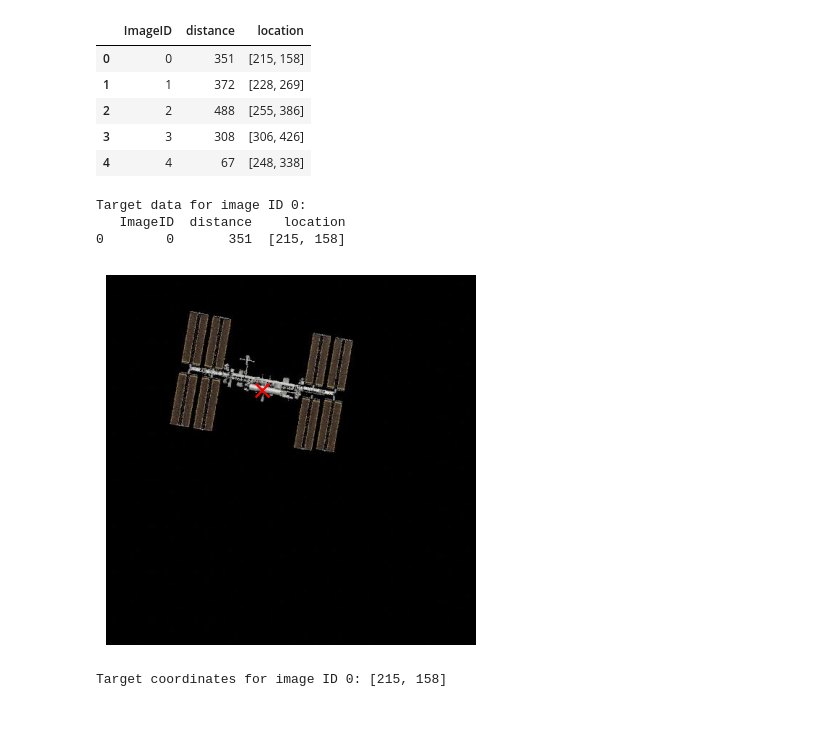
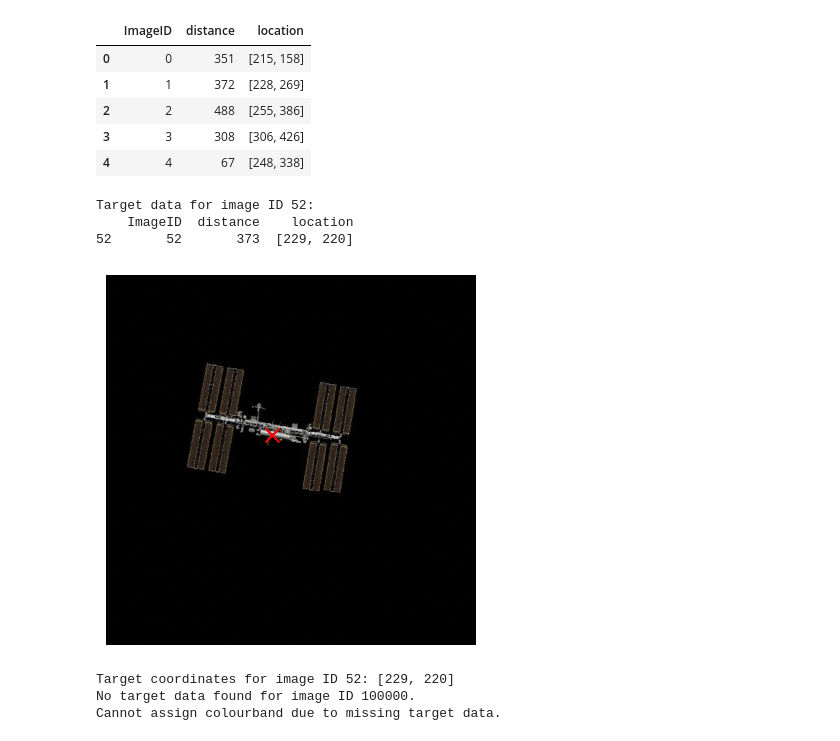
Before and after one commit to adwait-mitadt/mitadtu-docking, a Jupyter notebook: Tanishka.ipynb, the cells around one changed output. Drawn from its saved outputs; the diff is of its cells as text; code cells hidden in the pictures.

Commit message:
Explored the data, load an image and marked the coordinates of the images

```diff
--- a/Tanishka.ipynb
+++ b/Tanishka.ipynb
@@ -28,6 +28,7 @@ target_data.head()
 #load an input image and display it
 from PIL import Image
 import os
+import numpy as np
 # Function to load and display an image
 def load_and_display_image(image_path):
     if os.path.exists(image_path):
@@ -38,42 +39,99 @@ def load_and_display_image(image_path):
     else:
         print(f"Image not found at {image_path}")
 
+# Set the image_id to display (change this value to show a different image)
+image_id = 52 # Example: set to 1, 2, 3, ... to show other images
+image_path = f"{train_data_dir}/{image_id}.jpg"
+target_row = target_data[target_data['ImageID'] == image_id]
 
 # Display the target data for the image
-image_id = 0  # Assuming the image ID corresponds to the filename
-target_row = target_data[target_data['ImageID'] == image_id]
 if not target_row.empty:
-    print("Target data for image ID 0:")
+    print(f"Target data for image ID {image_id}:")
     print(target_row)
 else:
     print(f"No target data found for image ID {image_id}.")
 
 #mark a cross on the image at the target coordinates
 def mark_target_on_image(image_path, target_row):
     if os.path.exists(image_path):
         image = Image.open(image_path)
         plt.imshow(image)
         # Extract target coordinates from 'location' column
         location = target_row['location'].values[0]
         # If location is a string like '[215, 158]', convert to list
         if isinstance(location, str):
             import ast
             location = ast.literal_eval(location)
         x, y = location[0], location[1]
         # Mark the target with a red cross
         plt.scatter(x, y, color='red', s=100, marker='x')  # s is the size of the marker
         plt.axis('off')  # Hide axes
         plt.show()
     else:
         print(f"Image not found at {image_path}")
 
-# Mark the target on the image
+# create a colormap
 if not target_row.empty:
-    mark_target_on_image(f"{train_data_dir}/0.jpg", target_row)
-    print(f"Target coordinates for image ID 0: {target_row['location'].values[0]}")
+    mark_target_on_image(image_path, target_row)
+    print(f"Target coordinates for image ID {image_id}: {target_row['location'].values[0]}")
+else:
+    print("No target data found for image ID 0.")
+
+#get the last image coordinates
+last_image_id = 100000  # Example: set to the last image ID you want
+last_image_path = f"{train_data_dir}/{last_image_id}.jpg"
+last_target_row = target_data[target_data['ImageID'] == last_image_id]
+if not last_target_row.empty:
+    mark_target_on_image(last_image_path, last_target_row)
+    print(f"Last target coordinates for image ID {last_image_id}: {last_target_row['location'].values[0]}")
+else:
+    print(f"No target data found for image ID {last_image_id}.")
+
+#get the distance between the target coordinates and the last coordinates
+if not target_row.empty and not last_target_row.empty:
+    target_location = target_row['location'].values[0]
+    last_location = last_target_row['location'].values[0]
+
+    # If locations are strings like '[215, 158]', convert to lists
+    if isinstance(target_location, str):
+        import ast
+        target_location = ast.literal_eval(target_location)
+    if isinstance(last_location, str):
+        last_location = ast.literal_eval(last_location)
+
+    # Calculate the distance
+    distance = np.linalg.norm(np.array(target_location) - np.array(last_location))
+    print(f"Distance between target coordinates and last coordinates: {distance}")
+
+
+#assign a colourband based on the distance
+def assign_colourband(distance):
+    if distance < 50:
+        return 'green'
+    elif distance < 100:
+        return 'yellow'
+    else:
+        return 'red'
+
+# Display a colourband based on the distance between the target coordinates and the last coordinates
+if not target_row.empty and not last_target_row.empty:
+    distance = np.linalg.norm(np.array(target_location) - np.array(last_location))
+    colourband = assign_colourband(distance)
+    print(f"Colourband based on distance: {colourband}")
+
+    # Display the colourband
+    plt.figure(figsize=(2, 1))
+    plt.imshow(np.zeros((10, 100, 3), dtype=np.uint8) + (255, 0, 0) if colourband == 'red' else (255, 255, 0) if colourband == 'yellow' else (0, 255, 0))
+    plt.axis('off')
+    plt.title(f"Colourband: {colourband}")
+    plt.show()
+else:
+    print("Cannot assign colourband due to missing target data.")
 # %% [output]
-Target data for image ID 0:
-   ImageID  distance    location
-0        0       351  [215, 158]
+Target data for image ID 52:
+    ImageID  distance    location
+52       52       373  [229, 220]
-[figure, old version]
+[figure, new version]
-Target coordinates for image ID 0: [215, 158]
+Target coordinates for image ID 52: [229, 220]
+No target data found for image ID 100000.
+Cannot assign colourband due to missing target data.
```
Also changed, not shown: parts of 3 cells of this notebook.
